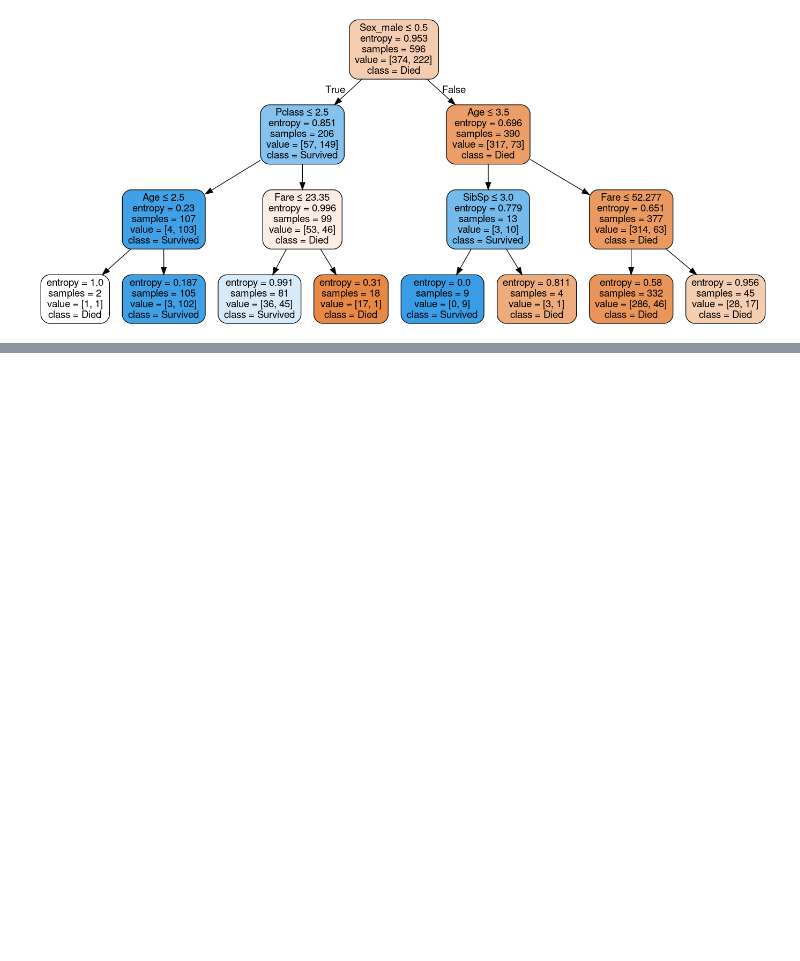
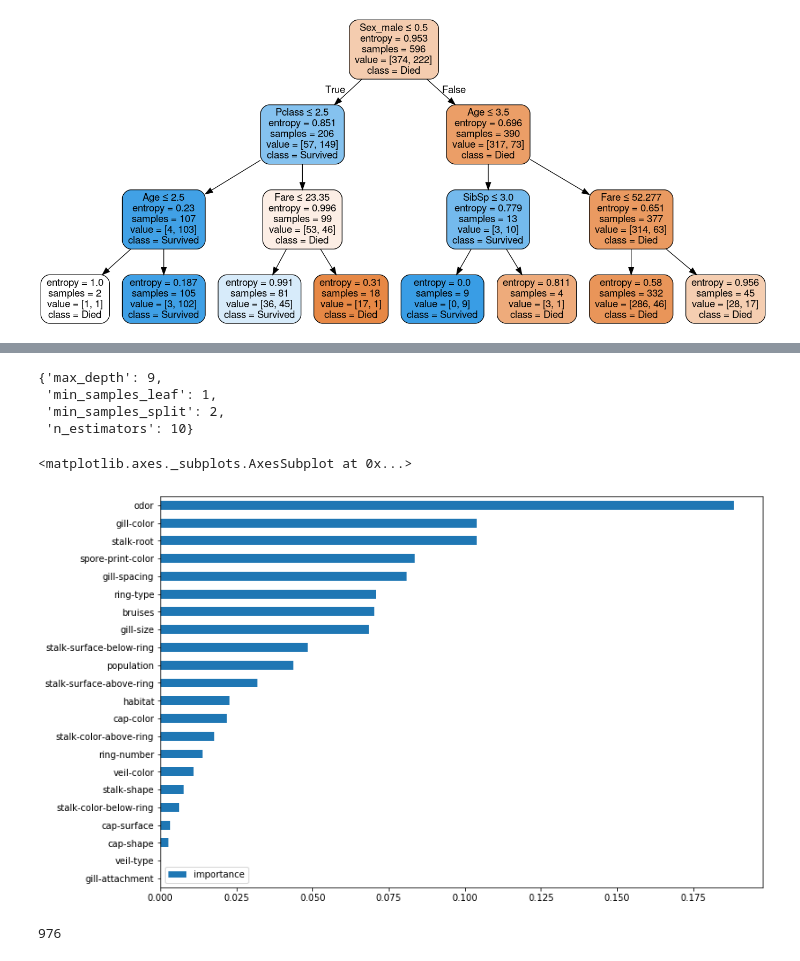
Before and after one commit to Leoberium/ML, a Jupyter notebook: Stepik: Data Science Introduction/Part3.ipynb, the cells around one changed output, grey strips where cells are left out. Drawn from its saved outputs; the diff is of its cells as text; code cells hidden in the pictures; blank space fills up the shorter version.

```diff
--- a/Stepik: Data Science Introduction/Part3.ipynb
+++ b/Stepik: Data Science Introduction/Part3.ipynb
@@ -34,0 +186,4 @@ Using minimum samples split and leaf options:
+# %%
+mush = pd.read_csv('https://stepik.org/media/attachments/course/4852/training_mush.csv')
+print(mush.shape)
+mush.head()
@@ -34,0 +199,15 @@ Using minimum samples split and leaf options:
+# %%
+search_rf = GridSearchCV(
+    estimator = RandomForestClassifier(random_state=0),
+    param_grid = {
+        'n_estimators': range(10, 51, 10),
+        'max_depth': range(1, 12, 2),
+        'min_samples_leaf': range(1, 8),
+        'min_samples_split': range(2, 9, 2)
+    },
+    cv=3,
+    n_jobs=8,
+    iid=False
+)
+# %%
+search_rf.fit(mush.drop('class', axis=1), mush['class'])
@@ -34,0 +235,23 @@ Using minimum samples split and leaf options:
+# %%
+best_clf_rf = search_rf.best_estimator_
+search_rf.best_params_
+# %% [output]
+{'max_depth': 9,
+ 'min_samples_leaf': 1,
+ 'min_samples_split': 2,
+ 'n_estimators': 10}
+# %%
+pd.DataFrame(best_clf_rf.feature_importances_,
+             index=mush.drop('class', axis=1).columns,
+             columns=['importance']
+).sort_values('importance').plot(kind='barh', figsize=(12, 8))
+# %% [output]
+<matplotlib.axes._subplots.AxesSubplot at 0x...>
+[figure, added]
+# %%
+y_pred = best_clf_rf.predict(
+    pd.read_csv('https://stepik.org/media/attachments/course/4852/testing_mush.csv')
+)
+y_pred.sum()
+# %% [output]
+976
```
Also changed, not shown: parts of 38 cells of this notebook.
